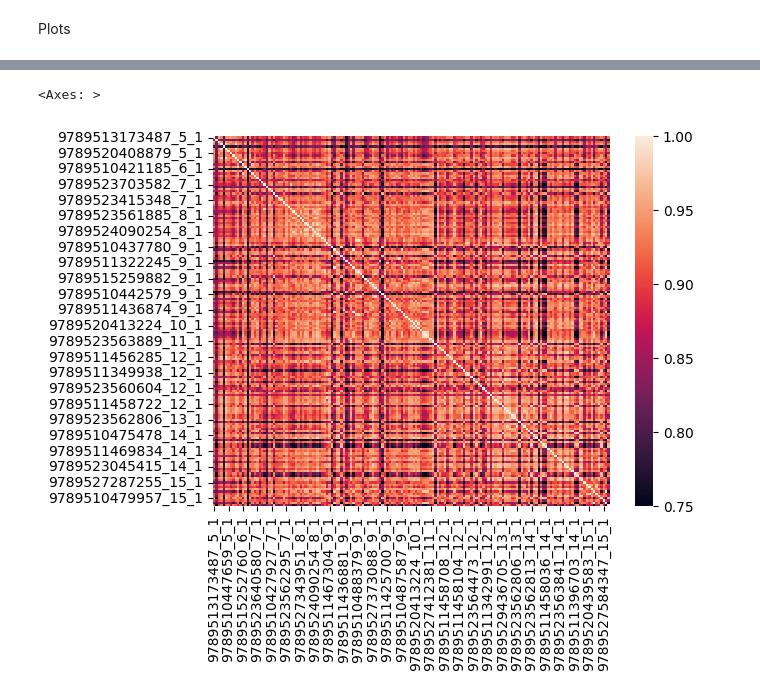
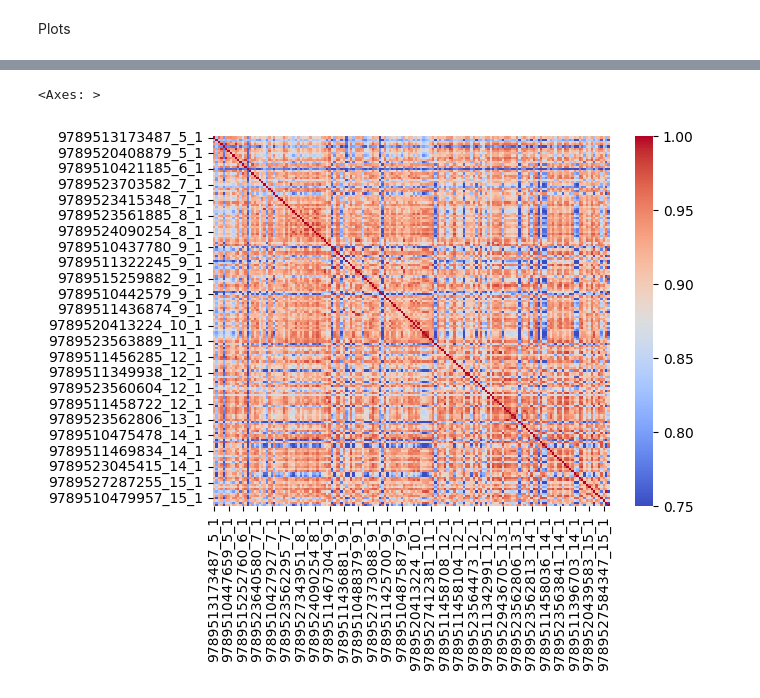
Before and after one commit to TurkuNLP/FCBLex-pipeline, a Jupyter notebook: LemmaCosineSimilarities.ipynb, the cells around one changed output, grey strips where cells are left out. Drawn from its saved outputs; the diff is of its cells as text; code cells hidden in the pictures.

```diff
--- a/LemmaCosineSimilarities.ipynb
+++ b/LemmaCosineSimilarities.ipynb
@@ -26,7 +24,7 @@ sns.heatmap(test_df, vmin=0.75)
 # %%
 test_df_mask_propn = bdf.getBookLemmaCosineSimilarities(bdf.maskPropn(bdf.filterRegisters(books, [1])), f_lemma)
 # %%
-sns.heatmap(test_df_mask_propn, vmin=0.75)
+sns.heatmap(test_df_mask_propn, vmin=0.75, cmap='coolwarm')
 # %% [output]
 <Axes: >
-[figure, old version]
+[figure, new version]
```
Also changed, not shown: parts of 3 cells of this notebook, 7 other files.
